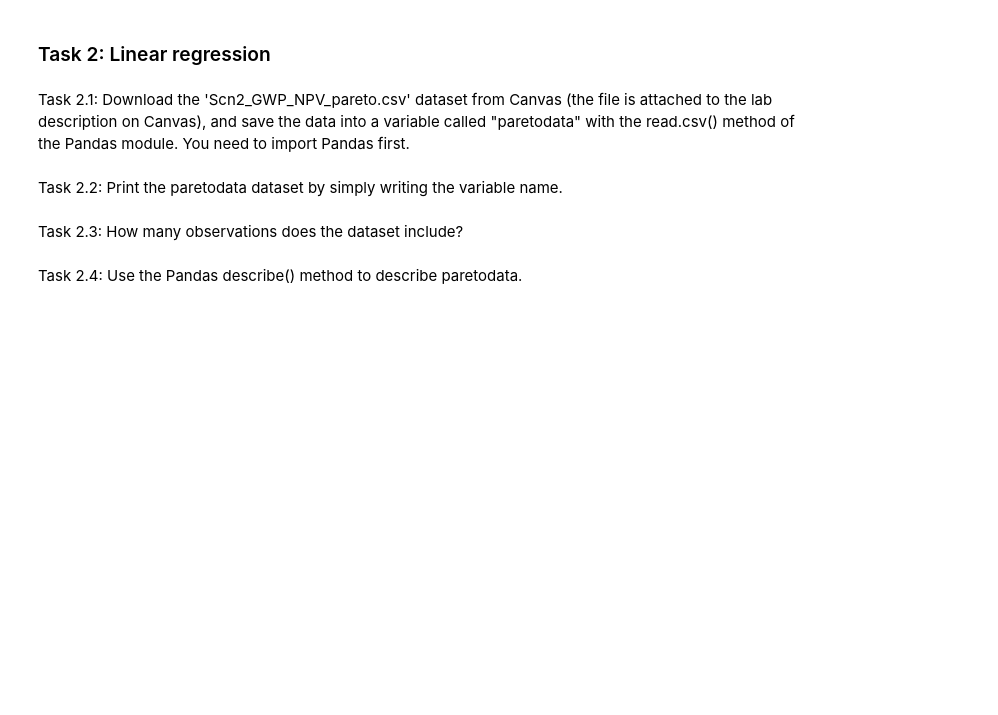
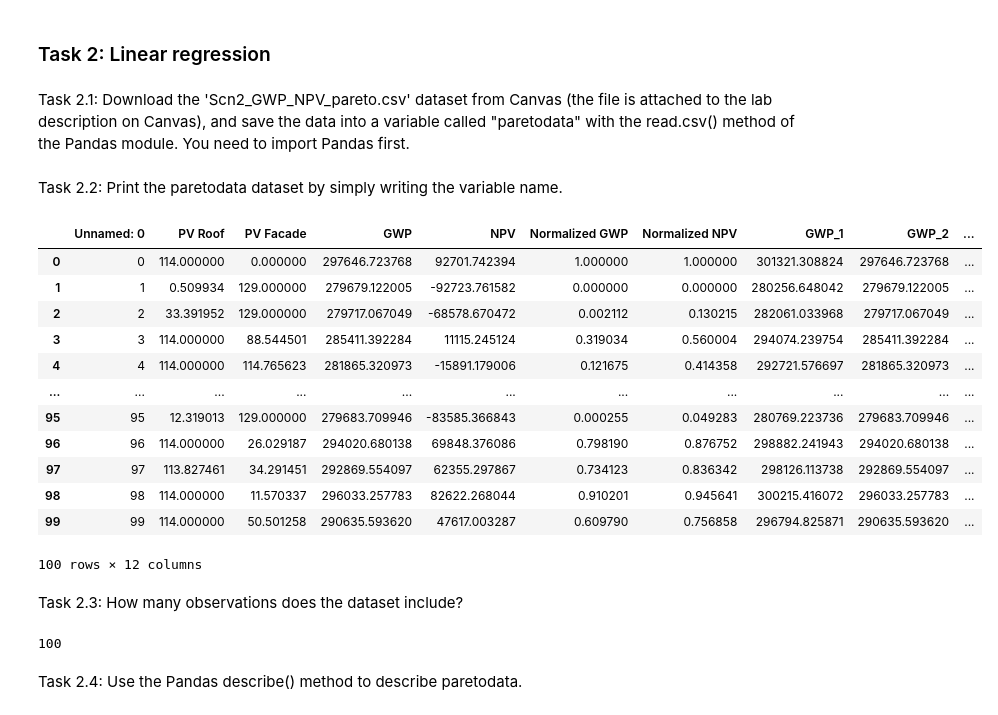
Before and after one commit to Wind-bytes/Regression-grupp29, a Jupyter notebook: Regression lab-1.ipynb, the cells around one changed output. Cells and saved outputs as stored; diff of their text form; code cells hidden in the pictures; blank space fills up the shorter version.

```diff
--- a/Regression lab-1.ipynb
+++ b/Regression lab-1.ipynb
@@ -81,6 +84,26 @@ Task 2.1: Download the 'Scn2_GWP_NPV_pareto.csv' dataset from Canvas (the file i
 # %% [markdown]
 Task 2.2: Print the paretodata dataset by simply writing the variable name.
+# %%
+paretodata
+# %% [output]
+|  | Unnamed: 0 | PV Roof | PV Facade | GWP | NPV | Normalized GWP | Normalized NPV | GWP_1 | GWP_2 | ... |
+| 0 | 0 | 114.000000 | 0.000000 | 297646.723768 | 92701.742394 | 1.000000 | 1.000000 | 301321.308824 | 297646.723768 | ... |
+| 1 | 1 | 0.509934 | 129.000000 | 279679.122005 | -92723.761582 | 0.000000 | 0.000000 | 280256.648042 | 279679.122005 | ... |
+| 2 | 2 | 33.391952 | 129.000000 | 279717.067049 | -68578.670472 | 0.002112 | 0.130215 | 282061.033968 | 279717.067049 | ... |
+| 3 | 3 | 114.000000 | 88.544501 | 285411.392284 | 11115.245124 | 0.319034 | 0.560004 | 294074.239754 | 285411.392284 | ... |
+| 4 | 4 | 114.000000 | 114.765623 | 281865.320973 | -15891.179006 | 0.121675 | 0.414358 | 292721.576697 | 281865.320973 | ... |
+| ... | ... | ... | ... | ... | ... | ... | ... | ... | ... | ... |
+| 95 | 95 | 12.319013 | 129.000000 | 279683.709946 | -83585.366843 | 0.000255 | 0.049283 | 280769.223736 | 279683.709946 | ... |
+| 96 | 96 | 114.000000 | 26.029187 | 294020.680138 | 69848.376086 | 0.798190 | 0.876752 | 298882.241943 | 294020.680138 | ... |
+| 97 | 97 | 113.827461 | 34.291451 | 292869.554097 | 62355.297867 | 0.734123 | 0.836342 | 298126.113738 | 292869.554097 | ... |
+| 98 | 98 | 114.000000 | 11.570337 | 296033.257783 | 82622.268044 | 0.910201 | 0.945641 | 300215.416072 | 296033.257783 | ... |
+| 99 | 99 | 114.000000 | 50.501258 | 290635.593620 | 47617.003287 | 0.609790 | 0.756858 | 296794.825871 | 290635.593620 | ... |
+100 rows × 12 columns
 # %% [markdown]
 Task 2.3: How many observations does the dataset include?
+# %%
+len (paretodata)
+# %% [output]
+100
 # %% [markdown]
 Task 2.4: Use the Pandas describe() method to describe paretodata.
```
Also changed, not shown: parts of 19 cells of this notebook.
